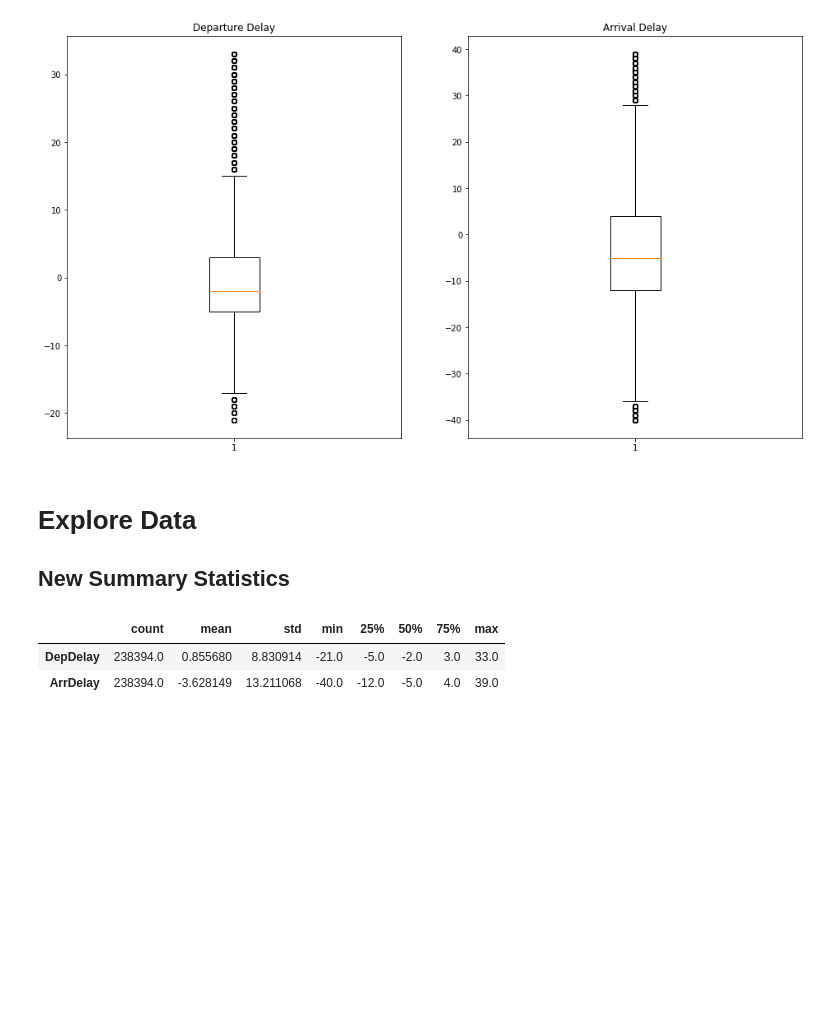
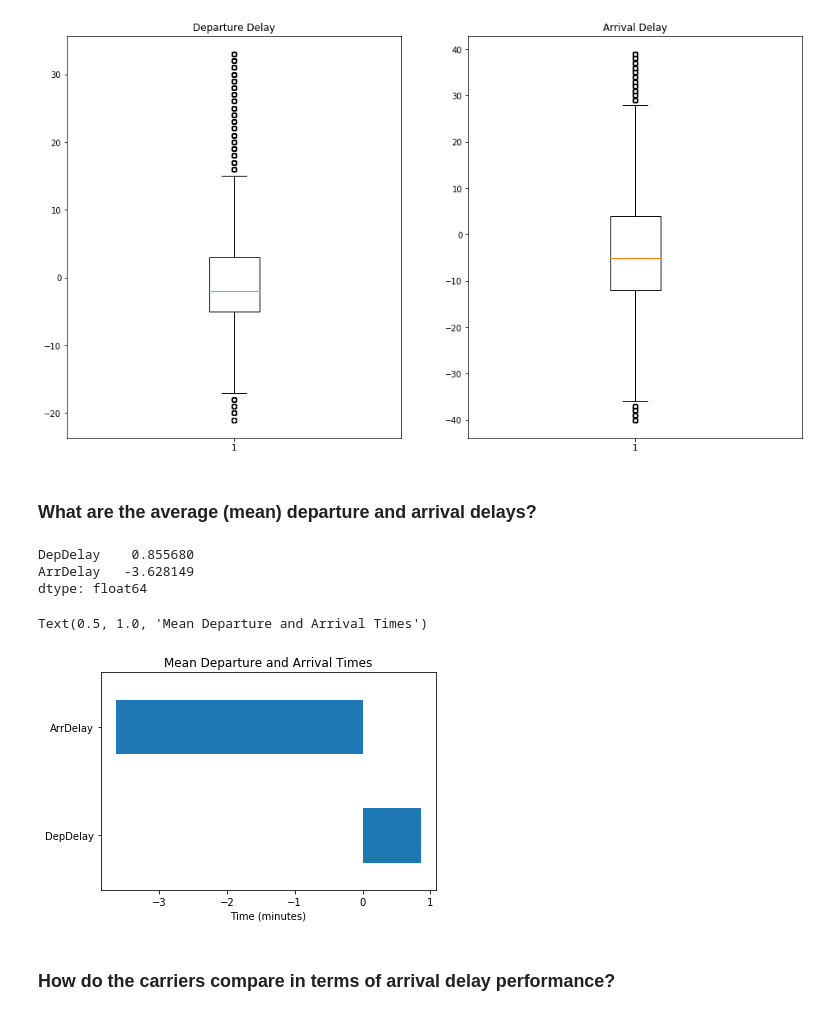
Before and after one commit to Brandon-Martinez27/ml-basics, a Jupyter notebook: challenges/01 - Flights Challenge.ipynb, the cells around one changed output. Saved outputs shown, nothing was run; the diff lists cells and outputs as text; code cells hidden in the pictures; blank space fills up the shorter version.

Commit message:
exploring data for flights with visuals to support

```diff
--- a/challenges/01 - Flights Challenge.ipynb
+++ b/challenges/01 - Flights Challenge.ipynb
@@ -228,12 +239,21 @@ plt.title('Arrival Delay')
 # %% [output]
 Text(0.5, 1.0, 'Arrival Delay')
 [figure]
-# %% [markdown]
-# Explore Data
-## New Summary Statistics
-# %%
-df[['DepDelay', 'ArrDelay']].describe().T
-# %% [output]
-|  | count | mean | std | min | 25% | 50% | 75% | max |
-| DepDelay | 238394.0 | 0.855680 | 8.830914 | -21.0 | -5.0 | -2.0 | 3.0 | 33.0 |
-| ArrDelay | 238394.0 | -3.628149 | 13.211068 | -40.0 | -12.0 | -5.0 | 4.0 | 39.0 |
+# %% [markdown]
+### What are the average (mean) departure and arrival delays?
+# %%
+mean_values = df[['DepDelay', 'ArrDelay']].mean()
+mean_values
+# %% [output]
+DepDelay    0.855680
+ArrDelay   -3.628149
+dtype: float64
+# %%
+mean_values.plot(kind='barh')
+plt.xlabel('Time (minutes)')
+plt.title('Mean Departure and Arrival Times')
+# %% [output]
+Text(0.5, 1.0, 'Mean Departure and Arrival Times')
+[figure, added]
+# %% [markdown]
+### How do the carriers compare in terms of arrival delay performance?
```
Also changed, not shown: parts of 14 cells of this notebook.
